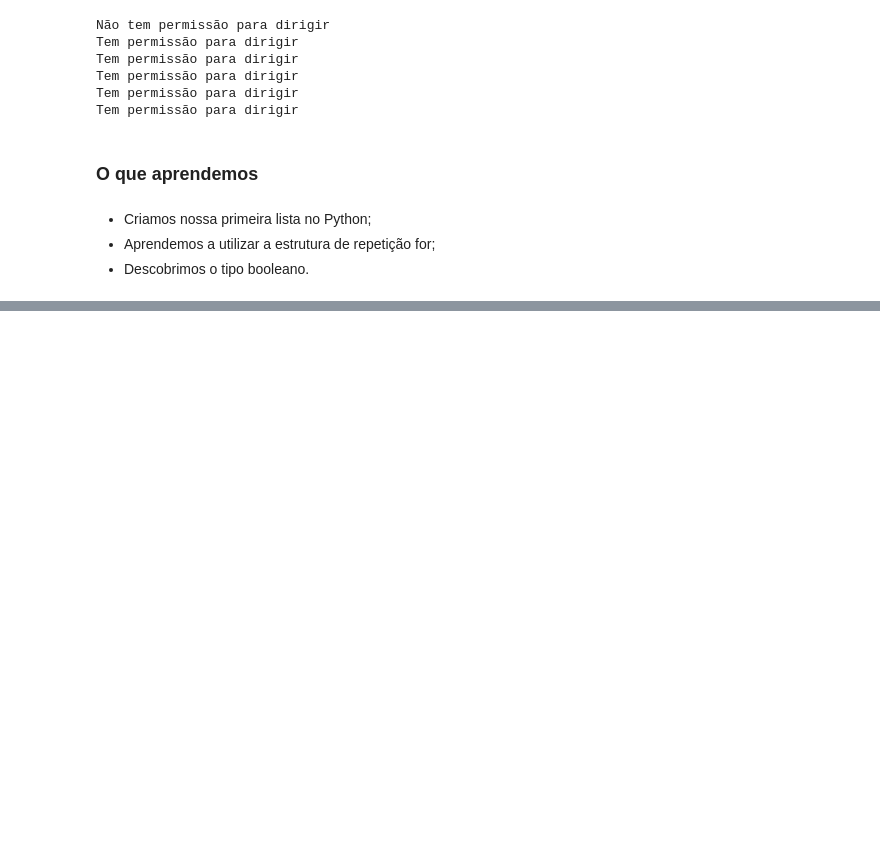
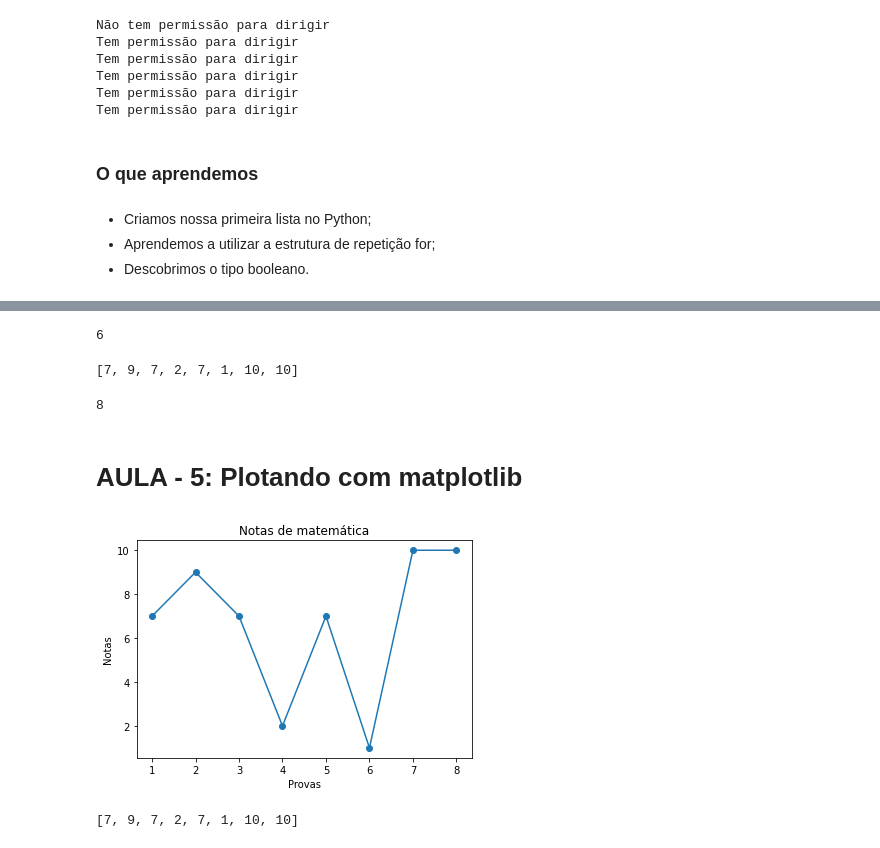
Before and after one commit to GuilhermeCarvalho312/Python-para-Data-Science-primeiros-passos, a Jupyter notebook: Python_para_Data_Science_primeiros_passos.ipynb, the cells around one changed output, grey strips where cells are left out. Drawn from its saved outputs; the diff is of its cells as text; code cells hidden in the pictures; blank space fills up the shorter version.

```diff
--- a/Python_para_Data_Science_primeiros_passos.ipynb
+++ b/Python_para_Data_Science_primeiros_passos.ipynb
@@ -176,0 +192,19 @@ Tem permissão para dirigir
+# %%
+randrange(0,11)
+# %% [output]
+6
+# %%
+notas_matematica = []
+
+for nota in range(8):
+  notas_matematica.append(randrange(0,11))
+
+
+print(notas_matematica)
+
+len(notas_matematica)
+# %% [output]
+[7, 9, 7, 2, 7, 1, 10, 10]
+8
+# %% [markdown]
+# AULA - 5: Plotando com matplotlib
@@ -176,0 +213,15 @@ Tem permissão para dirigir
+# %%
+eixo_x = list(range(1,9))
+eixo_y = notas_matematica
+
+plt.plot(eixo_x, eixo_y, marker='o')
+plt.title('Notas de matemática') #Título do gráfico
+plt.xlabel('Provas')
+plt.ylabel("Notas")
+plt.show() #Tiras as infromações extras
+# %% [output]
+[figure, added]
+# %%
+notas_matematica
+# %% [output]
+[7, 9, 7, 2, 7, 1, 10, 10]
```
Also changed, not shown: parts of 11 cells of this notebook.
